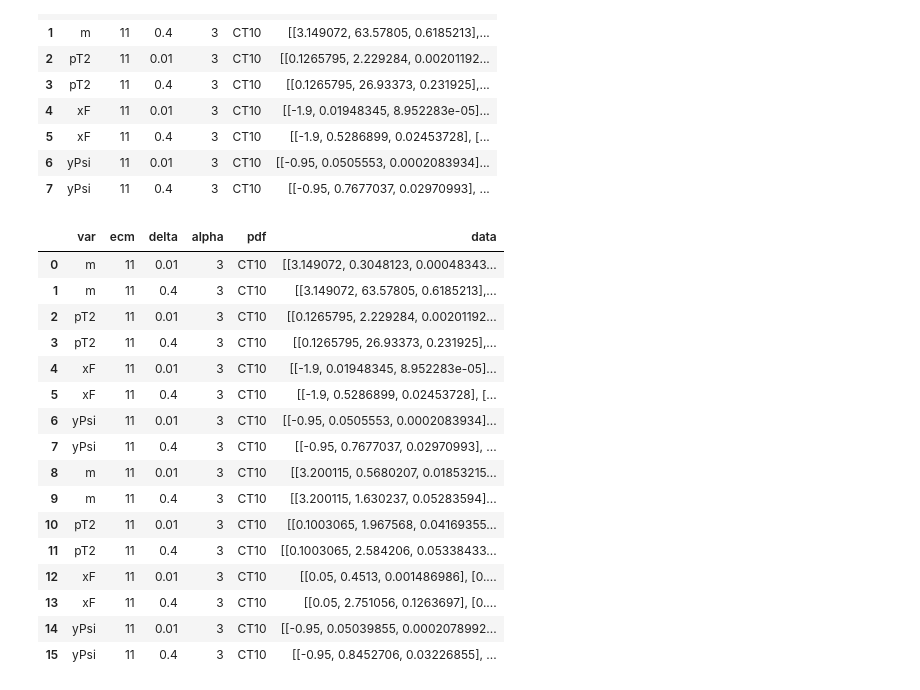
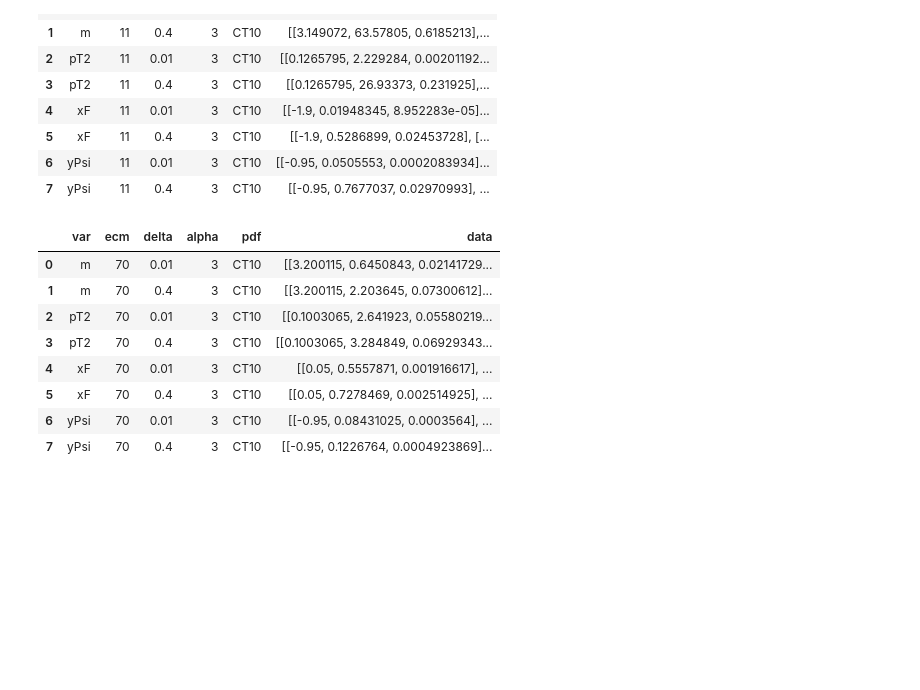
Before and after one commit to alexey-luchinsky/directpsi, a Jupyter notebook: figures/figures.ipynb, the cells around one changed output. Saved outputs shown, nothing was run; the diff lists cells and outputs as text; code cells hidden in the pictures; blank space fills up the shorter version.

```diff
--- a/figures/figures.ipynb
+++ b/figures/figures.ipynb
@@ -98,26 +98,19 @@ data
 | 6 | yPsi | 11 | 0.01 | 3 | CT10 | [[-0.95, 0.0505553, 0.0002083934]... |
 | 7 | yPsi | 11 | 0.4 | 3 | CT10 | [[-0.95, 0.7677037, 0.02970993], ... |
 # %%
-load_all_data(data,'../build/B/')
+data=create_data()
+load_all_data(data,'../build/U70/')
 data
 # %% [output]
 |  | var | ecm | delta | alpha | pdf | data |
-| 0 | m | 11 | 0.01 | 3 | CT10 | [[3.149072, 0.3048123, 0.00048343... |
-| 1 | m | 11 | 0.4 | 3 | CT10 | [[3.149072, 63.57805, 0.6185213],... |
-| 2 | pT2 | 11 | 0.01 | 3 | CT10 | [[0.1265795, 2.229284, 0.00201192... |
-| 3 | pT2 | 11 | 0.4 | 3 | CT10 | [[0.1265795, 26.93373, 0.231925],... |
-| 4 | xF | 11 | 0.01 | 3 | CT10 | [[-1.9, 0.01948345, 8.952283e-05]... |
-| 5 | xF | 11 | 0.4 | 3 | CT10 | [[-1.9, 0.5286899, 0.02453728], [... |
-| 6 | yPsi | 11 | 0.01 | 3 | CT10 | [[-0.95, 0.0505553, 0.0002083934]... |
-| 7 | yPsi | 11 | 0.4 | 3 | CT10 | [[-0.95, 0.7677037, 0.02970993], ... |
-| 8 | m | 11 | 0.01 | 3 | CT10 | [[3.200115, 0.5680207, 0.01853215... |
-| 9 | m | 11 | 0.4 | 3 | CT10 | [[3.200115, 1.630237, 0.05283594]... |
-| 10 | pT2 | 11 | 0.01 | 3 | CT10 | [[0.1003065, 1.967568, 0.04169355... |
-| 11 | pT2 | 11 | 0.4 | 3 | CT10 | [[0.1003065, 2.584206, 0.05338433... |
-| 12 | xF | 11 | 0.01 | 3 | CT10 | [[0.05, 0.4513, 0.001486986], [0.... |
-| 13 | xF | 11 | 0.4 | 3 | CT10 | [[0.05, 2.751056, 0.1263697], [0.... |
-| 14 | yPsi | 11 | 0.01 | 3 | CT10 | [[-0.95, 0.05039855, 0.0002078992... |
-| 15 | yPsi | 11 | 0.4 | 3 | CT10 | [[-0.95, 0.8452706, 0.03226855], ... |
+| 0 | m | 70 | 0.01 | 3 | CT10 | [[3.200115, 0.6450843, 0.02141729... |
+| 1 | m | 70 | 0.4 | 3 | CT10 | [[3.200115, 2.203645, 0.07300612]... |
+| 2 | pT2 | 70 | 0.01 | 3 | CT10 | [[0.1003065, 2.641923, 0.05580219... |
+| 3 | pT2 | 70 | 0.4 | 3 | CT10 | [[0.1003065, 3.284849, 0.06929343... |
+| 4 | xF | 70 | 0.01 | 3 | CT10 | [[0.05, 0.5557871, 0.001916617], ... |
+| 5 | xF | 70 | 0.4 | 3 | CT10 | [[0.05, 0.7278469, 0.002514925], ... |
+| 6 | yPsi | 70 | 0.01 | 3 | CT10 | [[-0.95, 0.08431025, 0.0003564], ... |
+| 7 | yPsi | 70 | 0.4 | 3 | CT10 | [[-0.95, 0.1226764, 0.0004923869]... |
 # %%
 def get_x_label(var):
     if var=='m':
```
Also changed, not shown: parts of 5 cells of this notebook, 5 other files.
